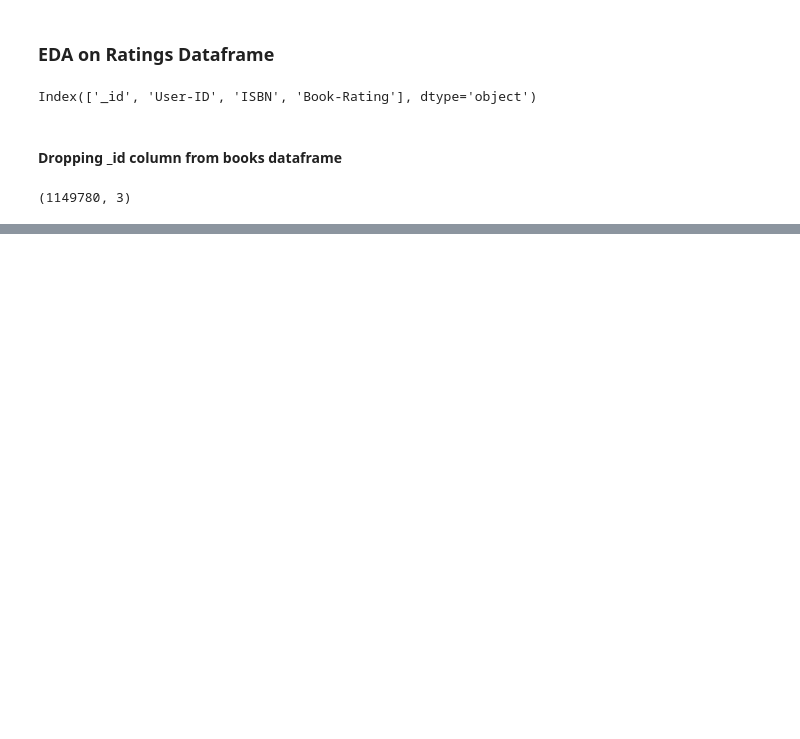
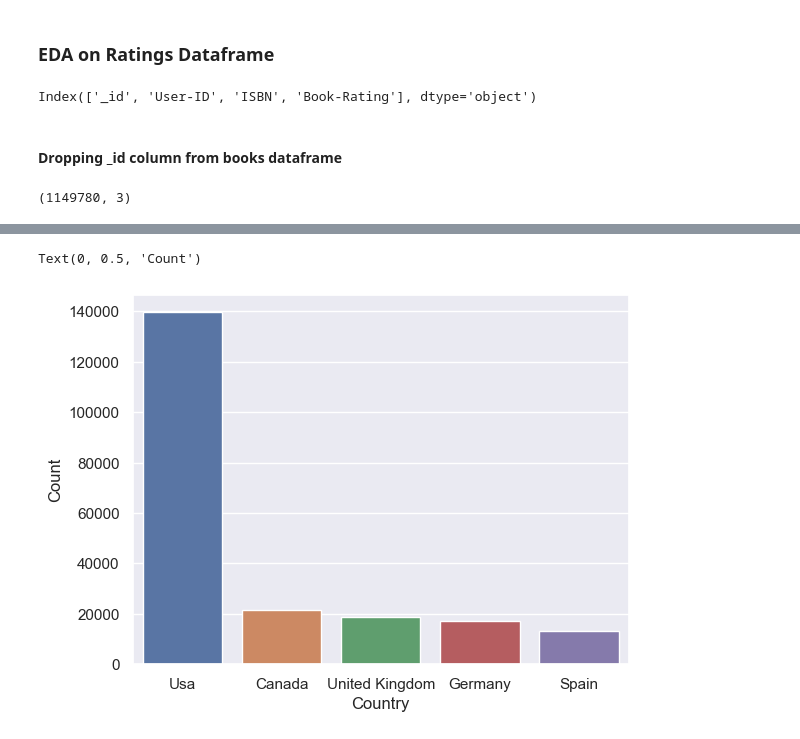
Before and after one commit to Shaktijain9/Book-Recommender-System, a Jupyter notebook: Book-Recommender-System.ipynb, the cells around one changed output, grey strips where cells are left out. Cells and saved outputs as stored; diff of their text form; code cells hidden in the pictures; blank space fills up the shorter version.

```diff
--- a/Book-Recommender-System.ipynb
+++ b/Book-Recommender-System.ipynb
@@ -304,0 +347,10 @@ See Full Dataframe in Mito
+# %%
+x = data.index
+y = data.values
+# %%
+sns.barplot(x=x, y=y)
+plt.xlabel("Country")
+plt.ylabel("Count")
+# %% [output]
+Text(0, 0.5, 'Count')
+[figure, added]
```
Also changed, not shown: parts of 20 cells of this notebook.
